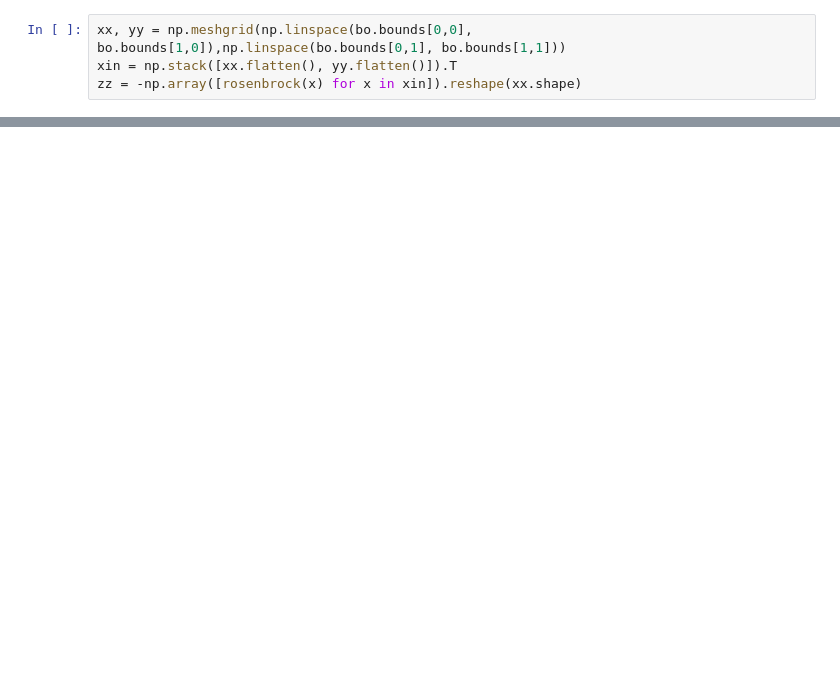
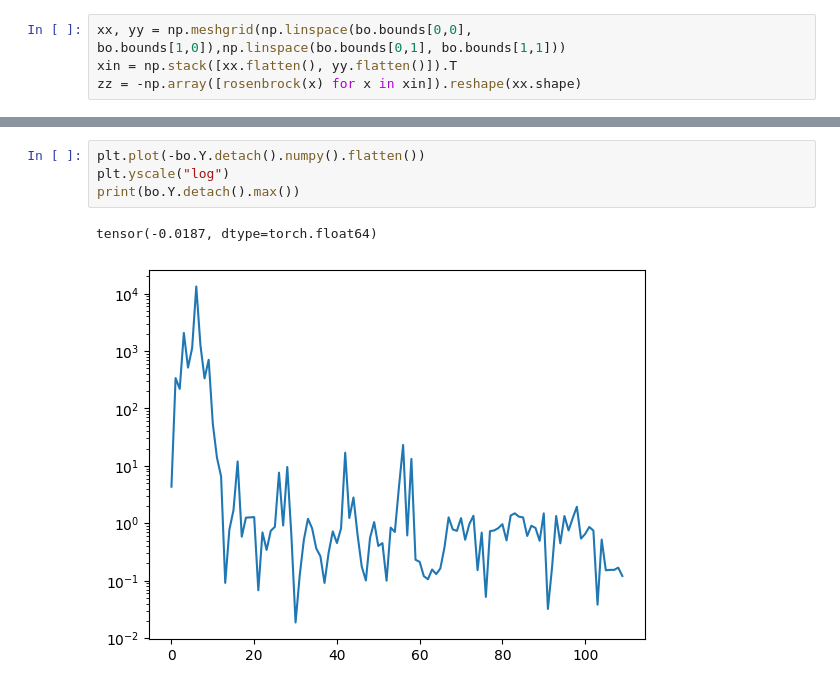
Before and after one commit to cr-xu/bo-4-euxfel, a Jupyter notebook: test_bo_functionality.ipynb, the cells around one changed output, grey strips where cells are left out. Saved outputs shown, nothing was run; the diff lists cells and outputs as text; blank space fills up the shorter version.

```diff
--- a/test_bo_functionality.ipynb
+++ b/test_bo_functionality.ipynb
@@ -35,0 +39,7 @@ fig.tight_layout()
+# %%
+plt.plot(-bo.Y.detach().numpy().flatten())
+plt.yscale("log")
+print(bo.Y.detach().max())
+# %% [output]
+tensor(-0.0187, dtype=torch.float64)
+[figure, added]
```
Also changed, not shown: parts of 4 cells of this notebook, 3 other files.
